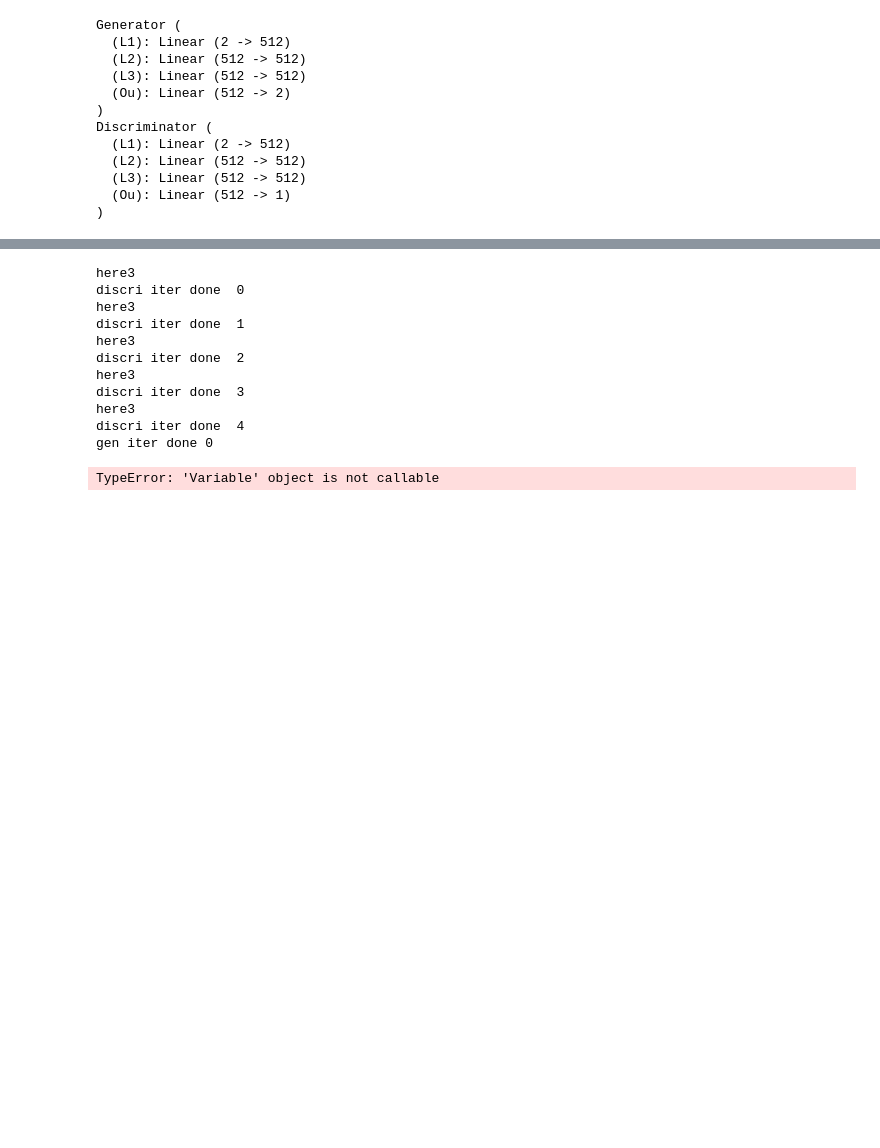
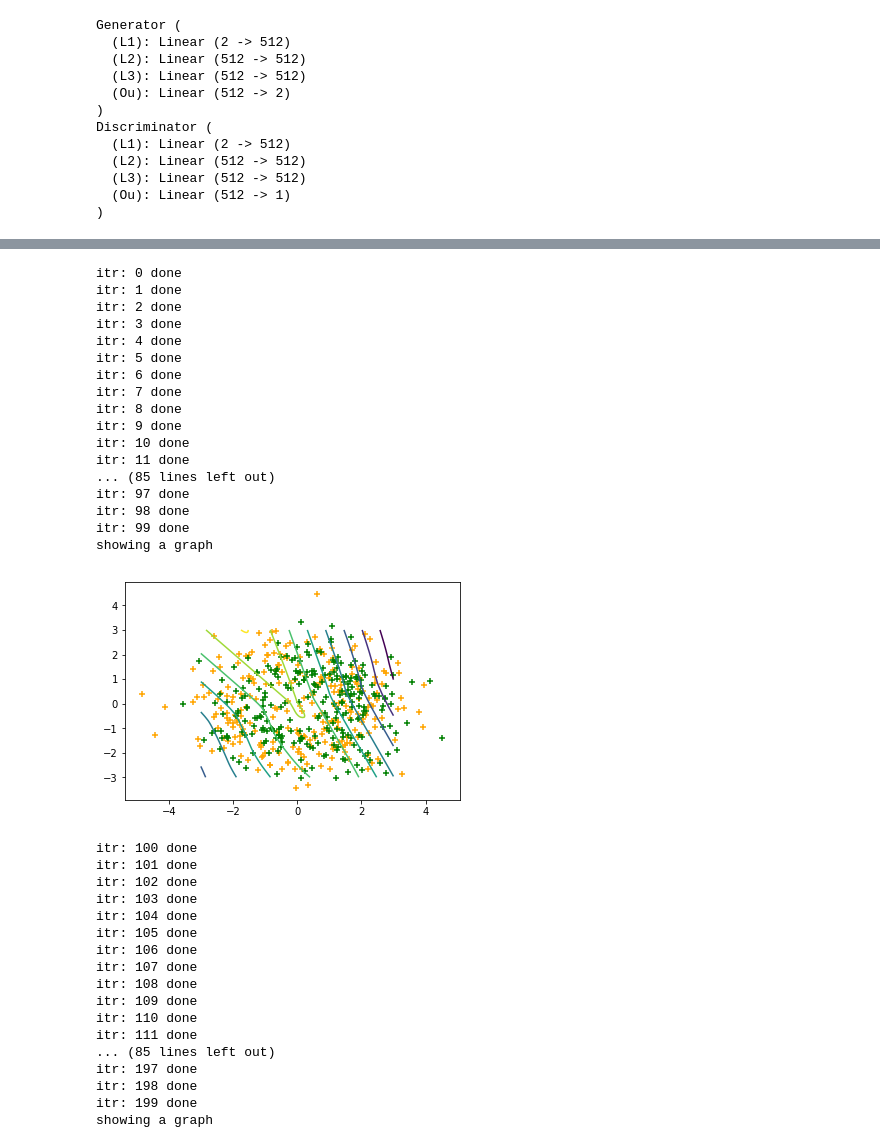
Before and after one commit to udion/gmmGAN, a Jupyter notebook: testbed.ipynb, the cells around one changed output, grey strips where cells are left out. Cells and saved outputs as stored; diff of their text form; code cells hidden in the pictures; blank space fills up the shorter version.

```diff
--- a/testbed.ipynb
+++ b/testbed.ipynb
@@ -19,7 +29,7 @@ LAMBDA = .1
 DISCRI_ITR = 5
 BATCHSZ = 256
 batchSz = BATCHSZ
-TOT_GEN_ITR = 100000
+TOT_GEN_ITR = 1001#100000
 # %%
 #gaussian mixture dataset creation
 class GMMsampler:
@@ -251,8 +253,6 @@ def generate_image(true_dist):
 # %%
 for itr in range(TOT_GEN_ITR):
-    ############################
-    # (1) Update D network
-    ###########################
+    ## D training and hence layers paprams should get updated.
     for p in D.parameters():  # reset requires_grad
         p.requires_grad = True  # they are set to False below in netG update
 
@@ -278,55 +278,85 @@ for itr in range(TOT_GEN_ITR):
 
         #noisev = agd.Variable(noise)
         gop = G(noisev, real_data_v)
-        print('here3')
+        #print('here3')
         fake = agd.Variable(gop.data)
         inputv = fake
         D_fake = D(inputv)
         D_fake = D_fake.mean()
         D_fake.backward(one)
 
         # train with gradient penalty
         gradient_penalty = calc_gp(D, real_data_v.data, fake.data)
         gradient_penalty.backward()
 
         D_cost = D_fake - D_real + gradient_penalty
         Wasserstein_D = D_real - D_fake
         optD.step()
-        print('discri iter done ', iter_d)
+        #print('discri iter done ', iter_d)
 
     if not FIXED_GEN:
-        ############################
-        # (2) Update G network
-        ###########################
+        #now the discriminator should not be updating it's weights
         for p in D.parameters():
             p.requires_grad = False  # to avoid computation
         G.zero_grad()
 
         _data = next(d)
         real_data = torch.Tensor(_data)
         real_data = real_data.cuda()
         real_data_v = agd.Variable(real_data)
 
         noise = torch.randn(BATCHSZ, 2)
         noise = noise.cuda()
         noisev = agd.Variable(noise)
         fake = G(noisev, real_data_v)
-        G = D(fake)
-        G = G.mean()
-        G.backward(onebar)
-        G_cost = -G
+        g_ = D(fake)
+        g_ = g_.mean()
+        g_.backward(onebar)
+        G_cost = -g_
         optG.step()
-        print('gen iter done', itr)
+    print('itr: {} done'.format(itr))
+    # Write logs and save samples
+    #lib.plot.plot('tmp/' + DATASET + '/' + 'disc cost', D_cost.cpu().data.numpy())
+    #lib.plot.plot('tmp/' + DATASET + '/' + 'wasserstein distance', Wasserstein_D.cpu().data.numpy())
+    if not FIXED_GEN:
+        #lib.plot.plot('tmp/' + DATASET + '/' + 'gen cost', G_cost.cpu().data.numpy())
+        if itr % 100 == 99:
+        #lib.plot.flush()
+            generate_image(_data)
+        #lib.plot.tick()
 # %% [output]
-here3
-discri iter done  0
-here3
-discri iter done  1
-here3
-discri iter done  2
-here3
-discri iter done  3
-here3
-discri iter done  4
-gen iter done 0
+itr: 0 done
+itr: 1 done
+itr: 2 done
+itr: 3 done
+itr: 4 done
+itr: 5 done
+itr: 6 done
+itr: 7 done
+itr: 8 done
+itr: 9 done
+itr: 10 done
+itr: 11 done
+... (85 lines left out)
+itr: 97 done
+itr: 98 done
+itr: 99 done
+showing a graph
+[figure, added]
-TypeError: 'Variable' object is not callable
+itr: 100 done
+itr: 101 done
+itr: 102 done
+itr: 103 done
+itr: 104 done
+itr: 105 done
+itr: 106 done
+itr: 107 done
+itr: 108 done
+itr: 109 done
+itr: 110 done
+itr: 111 done
+... (85 lines left out)
+itr: 197 done
+itr: 198 done
+itr: 199 done
+showing a graph
```
Also changed, not shown: parts of 9 cells of this notebook.
